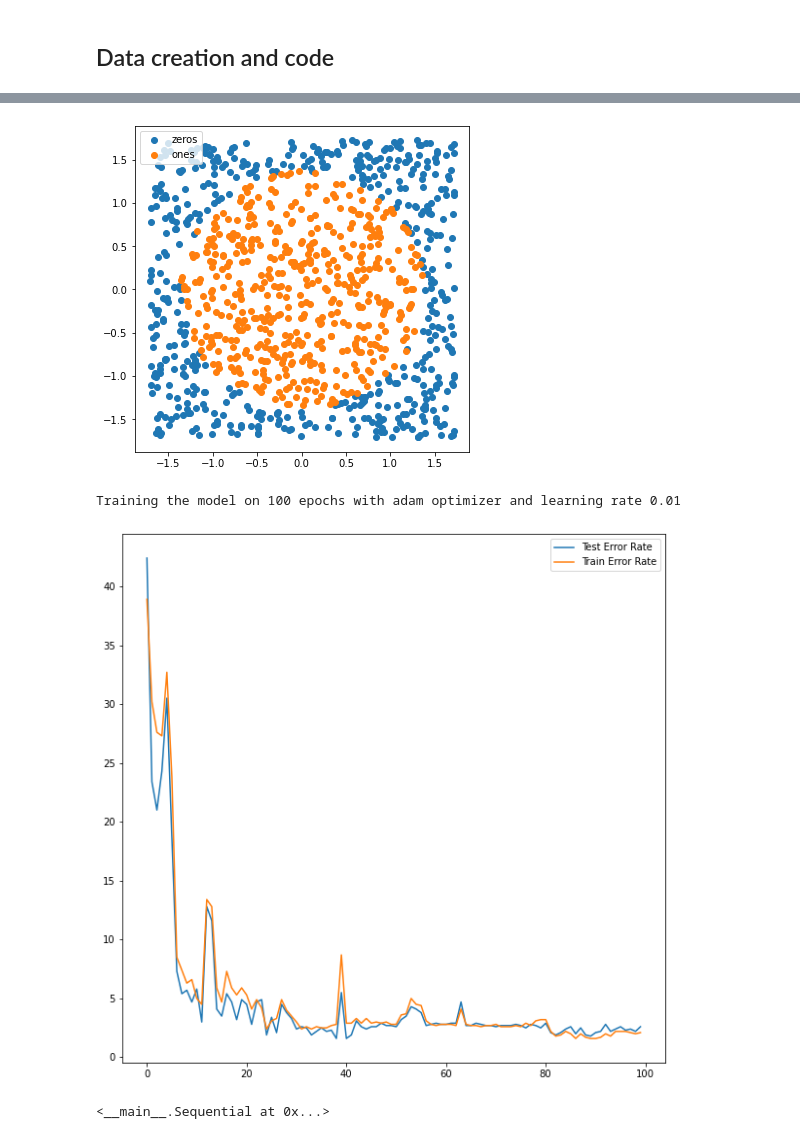
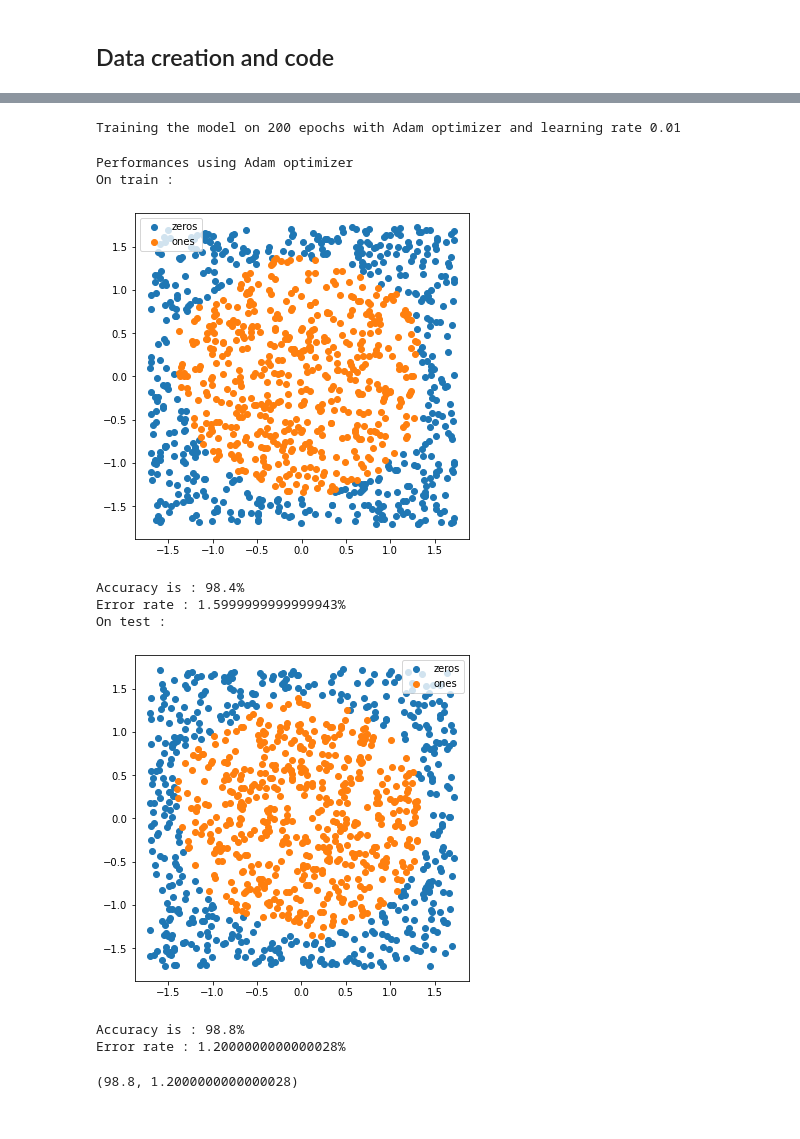
Before and after one commit to dgengler6/DeepLearningProject, a Jupyter notebook: Proj2/Project_2.ipynb, the cells around one changed output, grey strips where cells are left out. Saved outputs shown, nothing was run; the diff lists cells and outputs as text; code cells hidden in the pictures.

```diff
--- a/Proj2/Project_2.ipynb
+++ b/Proj2/Project_2.ipynb
@@ -724,15 +661,28 @@ Training the model on 500 epochs with sgd optimizer and learning rate 0.0001
-# %%
-input, target = generate_disc_dataset(2000)
-train_input, train_target, test_input, test_target = split_dataset(input, target, 0.5)
-train_input, test_input = normalize_data(train_input, test_input)
-plot_from_input(train_input, train_target)
-# Pas sûr si on doit faire une activation fonction à la fin
-model = Sequential([Linear(2, 16), ReLU(), Linear(16, 32), ReLU(), Linear(32, 32), ReLU(), Linear(32, 2)])
-one_hot_targets = one_hot_encoder(train_target)
-
-train_and_plot_accuracy(model, train_input, one_hot_targets, train_target, test_input, test_target, optim="adam", learning_rate=0.01, nb_epochs=100)
-# %% [output]
-[figure, removed]
-Training the model on 100 epochs with adam optimizer and learning rate 0.01
-[figure, removed]
-<__main__.Sequential at 0x...>
+# %%
+input, target = generate_disc_dataset(2000)
+train_input, train_target, test_input, test_target = split_dataset(input, target, 0.5)
+train_input, test_input = normalize_data(train_input, test_input)
+
+model_adam = Sequential([Linear(2, 16), ReLU(), Linear(16, 32), ReLU(), Linear(32, 32), ReLU(), Linear(32, 2)])
+one_hot_targets = one_hot_encoder(train_target)
+
+model_adam = train_adam(model_adam, train_input, one_hot_targets, learning_rate=0.01, nb_epochs=200)
+# %% [output]
+Training the model on 200 epochs with Adam optimizer and learning rate 0.01
+# %%
+print("Performances using Adam optimizer")
+print("On train :")
+accuracy_and_plot_two_output(model_adam, train_input, train_target)
+print("On test :")
+accuracy_and_plot_two_output(model_adam, test_input, test_target)
+# %% [output]
+Performances using Adam optimizer
+On train :
+[figure, added]
+Accuracy is : 98.4%
+Error rate : 1.5999999999999943%
+On test :
+[figure, added]
+Accuracy is : 98.8%
+Error rate : 1.2000000000000028%
+(98.8, 1.2000000000000028)
```
Also changed, not shown: parts of 24 cells of this notebook, 2 other files.
